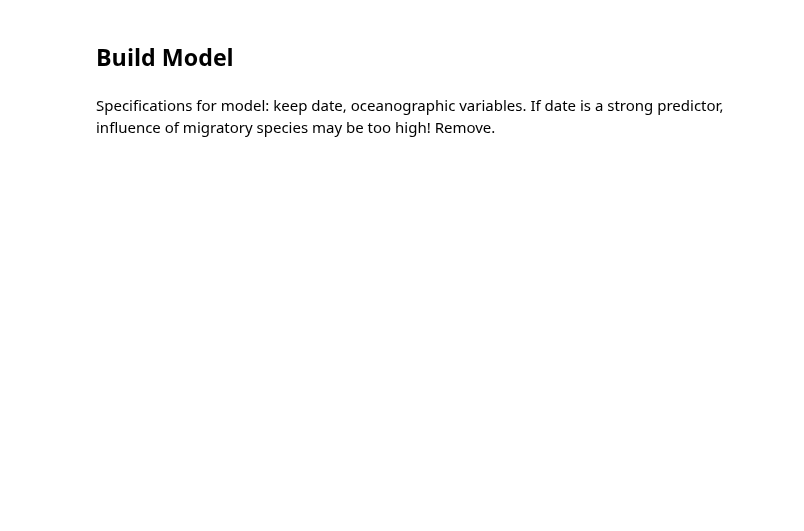
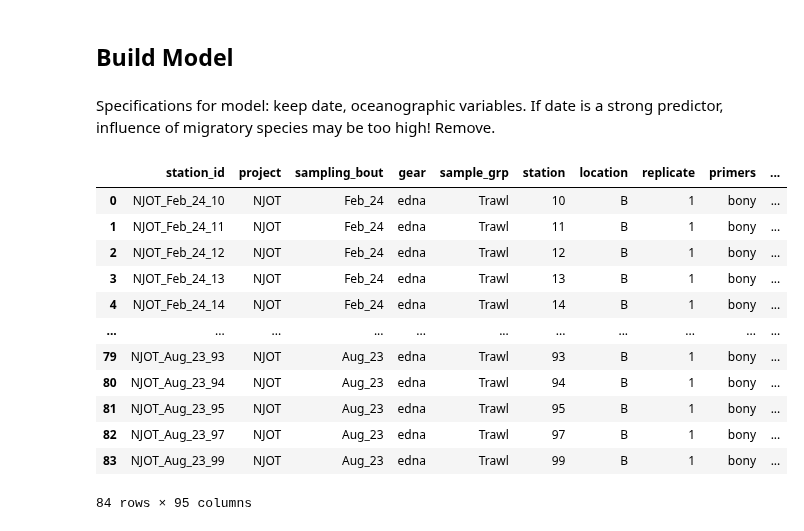
Before and after one commit to henrysun9074/fishics, a Jupyter notebook: models/q2a_joint.ipynb, the cells around one changed output. Saved outputs shown, nothing was run; the diff lists cells and outputs as text; code cells hidden in the pictures; blank space fills up the shorter version.

```diff
--- a/models/q2a_joint.ipynb
+++ b/models/q2a_joint.ipynb
@@ -94,6 +94,26 @@ plt.show()
 # %% [markdown]
 Specifications for model: keep date, oceanographic variables.
 If date is a strong predictor, influence of migratory species may be too high! Remove.
+# %%
+column_to_move = df.pop("date")
+# insert column with insert(location, column_name, column_value)
+
+df.insert(92, "date", column_to_move)
+df
+# %% [output]
+|  | station_id | project | sampling_bout | gear | sample_grp | station | location | replicate | primers | ... |
+| 0 | NJOT_Feb_24_10 | NJOT | Feb_24 | edna | Trawl | 10 | B | 1 | bony | ... |
+| 1 | NJOT_Feb_24_11 | NJOT | Feb_24 | edna | Trawl | 11 | B | 1 | bony | ... |
+| 2 | NJOT_Feb_24_12 | NJOT | Feb_24 | edna | Trawl | 12 | B | 1 | bony | ... |
+| 3 | NJOT_Feb_24_13 | NJOT | Feb_24 | edna | Trawl | 13 | B | 1 | bony | ... |
+| 4 | NJOT_Feb_24_14 | NJOT | Feb_24 | edna | Trawl | 14 | B | 1 | bony | ... |
+| ... | ... | ... | ... | ... | ... | ... | ... | ... | ... | ... |
+| 79 | NJOT_Aug_23_93 | NJOT | Aug_23 | edna | Trawl | 93 | B | 1 | bony | ... |
+| 80 | NJOT_Aug_23_94 | NJOT | Aug_23 | edna | Trawl | 94 | B | 1 | bony | ... |
+| 81 | NJOT_Aug_23_95 | NJOT | Aug_23 | edna | Trawl | 95 | B | 1 | bony | ... |
+| 82 | NJOT_Aug_23_97 | NJOT | Aug_23 | edna | Trawl | 97 | B | 1 | bony | ... |
+| 83 | NJOT_Aug_23_99 | NJOT | Aug_23 | edna | Trawl | 99 | B | 1 | bony | ... |
+84 rows × 95 columns
 # %%
 ## Keep date - modify existing code
 ## Plot feature importance
```
Also changed, not shown: parts of 15 cells of this notebook.
